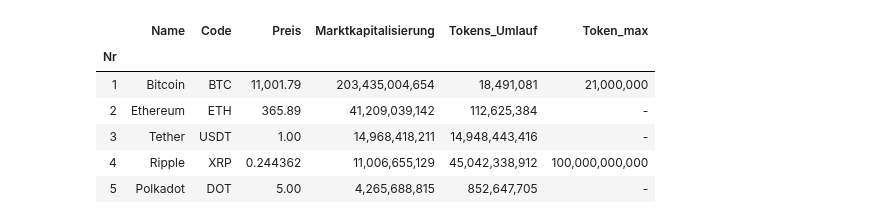
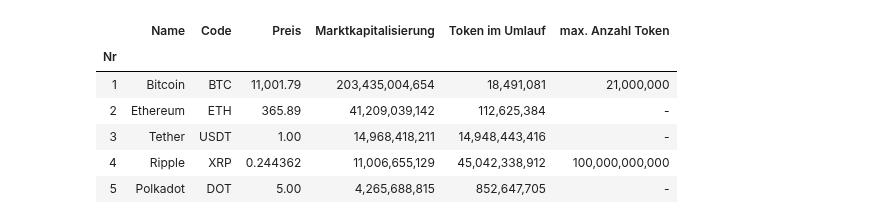
Before and after one commit to jochenmadler/BA_TimeSeriesAnalysis, a Jupyter notebook: PlotsAndTables.ipynb, the cells around one changed output. Drawn from its saved outputs; the diff is of its cells as text; code cells hidden in the pictures.

```diff
--- a/PlotsAndTables.ipynb
+++ b/PlotsAndTables.ipynb
@@ -19,12 +19,14 @@ plt.rcParams['savefig.dpi'] = 100
 plt.rcParams['lines.linewidth'] = 0.8
 save_plot_to =  r'C:\\Users\joche\OneDrive\03 TUM - TUM-BWL\Semester 8\01 Bachelorarbeit\04 Results\Plots/'
 # %%
-# read coinmarketcap top 5 cryptos
+# read coinmarketcap top 5 cryptos and rename some columns
 df_top5 = pd.read_csv('Data/20200916_top5cryptocurrencies.txt', delimiter='\s+', header=0)
 df_top5.set_index(df_top5.columns[0], inplace=True)
+df_top5.rename(columns={'Tokens_Umlauf':'Token im Umlauf',
+                        'Token_max':'max. Anzahl Token'}, inplace=True)
 df_top5
 # %% [output]
-|  | Name | Code | Preis | Marktkapitalisierung | Tokens_Umlauf | Token_max |
+|  | Name | Code | Preis | Marktkapitalisierung | Token im Umlauf | max. Anzahl Token |
 | Nr |  |  |  |  |  |  |
 | 1 | Bitcoin | BTC | 11,001.79 | 203,435,004,654 | 18,491,081 | 21,000,000 |
 | 2 | Ethereum | ETH | 365.89 | 41,209,039,142 | 112,625,384 | - |
```
Also changed, not shown: parts of 1 cell of this notebook, 5 other files.
